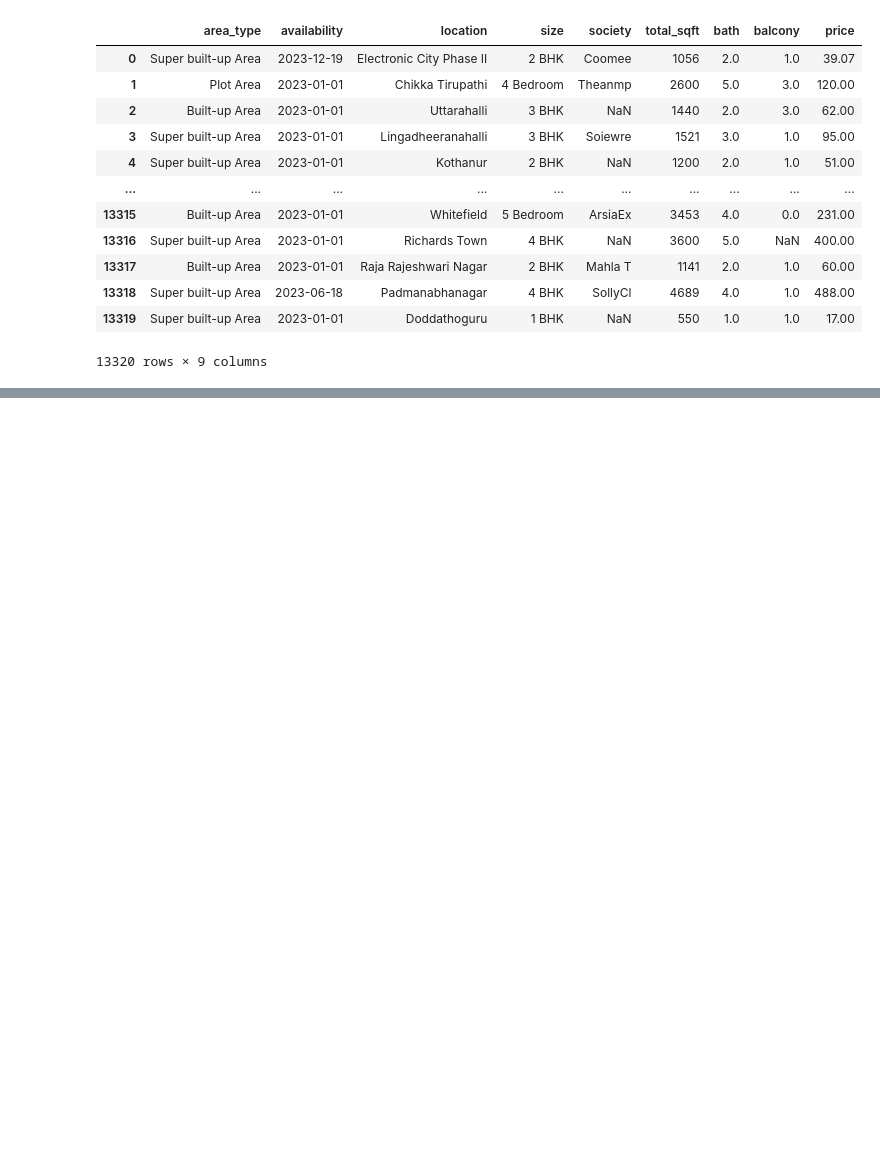
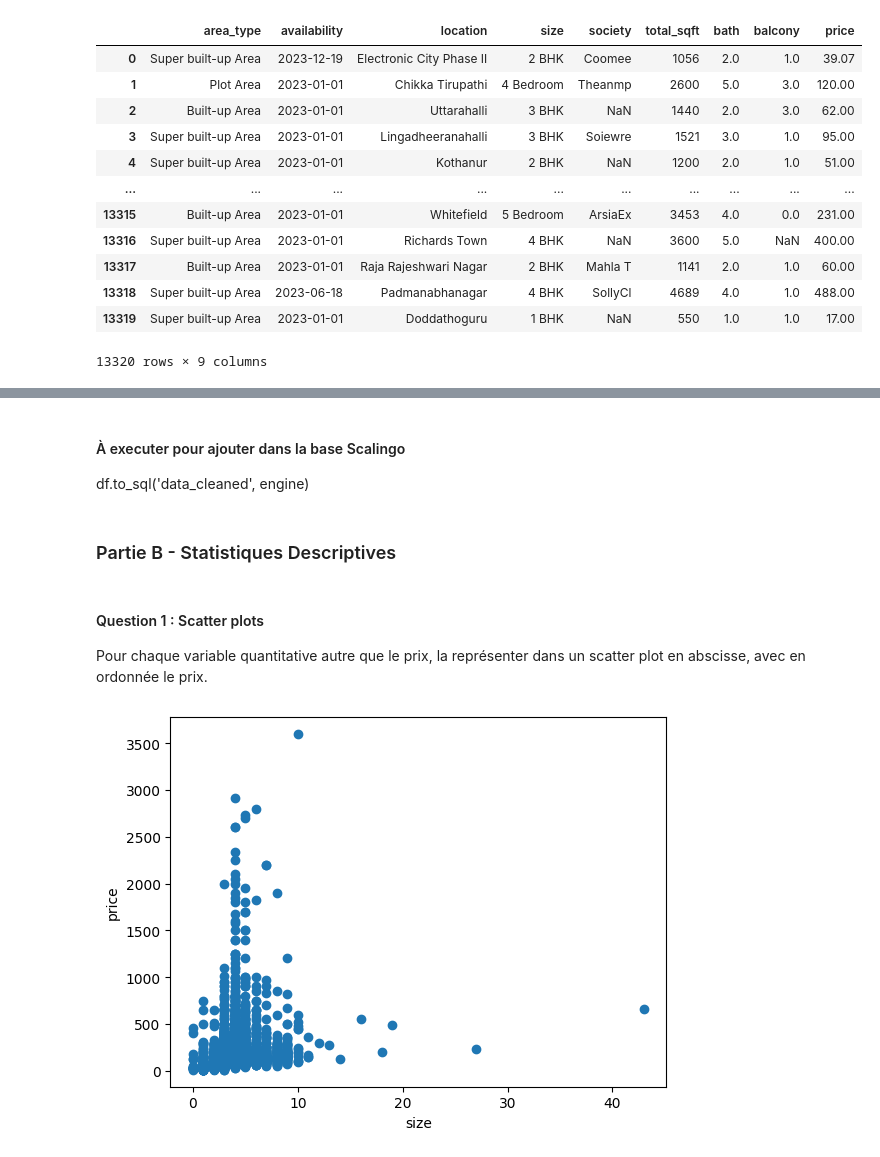
Before and after one commit to MateoDubernet/data-science-project-2, a Jupyter notebook: projet.ipynb, the cells around one changed output, grey strips where cells are left out. Drawn from its saved outputs; the diff is of its cells as text; code cells hidden in the pictures; blank space fills up the shorter version.

```diff
--- a/projet.ipynb
+++ b/projet.ipynb
@@ -50,0 +69,11 @@ df
+# %%
+df['total_sqft'] = df['total_sqft'].replace('[^0-9.]', '',  regex=True)
+# Supprimer tous les caractères qui ne sont pas des chiffres ou des points décimaux
+df['total_sqft'] = df['total_sqft'].replace(r'^(\d+\.\d+)\..*', r'\1', regex=True)
+# Keeps only the part of the string that matches the pattern inside the parentheses,
+# The first decimal point in the string if it is preceded by at least one digit
+# df['total_sqft'] = df['total_sqft'].apply(lambda x: float(x.split(' ')[0]))
+df['total_sqft'] = df['total_sqft'].fillna(np.NaN)
+df.loc[pd.notnull(df['total_sqft']), 'total_sqft'] = df.loc[pd.notnull(df['total_sqft']), 'total_sqft'].astype(float)
+
+df
@@ -50,0 +144,23 @@ df
+# %% [markdown]
+#### À executer pour ajouter dans la base Scalingo
+
+df.to_sql('data_cleaned', engine)
+# %% [markdown]
+### Partie B - Statistiques Descriptives
+# %% [markdown]
+#### Question 1 : Scatter plots
+
+Pour chaque variable quantitative autre que le prix, la représenter dans un scatter plot en abscisse, avec en ordonnée le prix.
+# %%
+df_price = df['price'].to_list()
+df_size = df['size'].to_list()
+df_total_sqft = df['total_sqft'].to_list()
+df_bath = df['bath'].to_list()
+df_balcony = df['balcony'].to_list()
+# %%
+plt.plot(df_size, df_price, 'o') # scatterplot
+plt.xlabel('size')
+plt.ylabel('price')
+plt.show()
+# %% [output]
+[figure, added]
```
Also changed, not shown: parts of 33 cells of this notebook, 1 other file.
